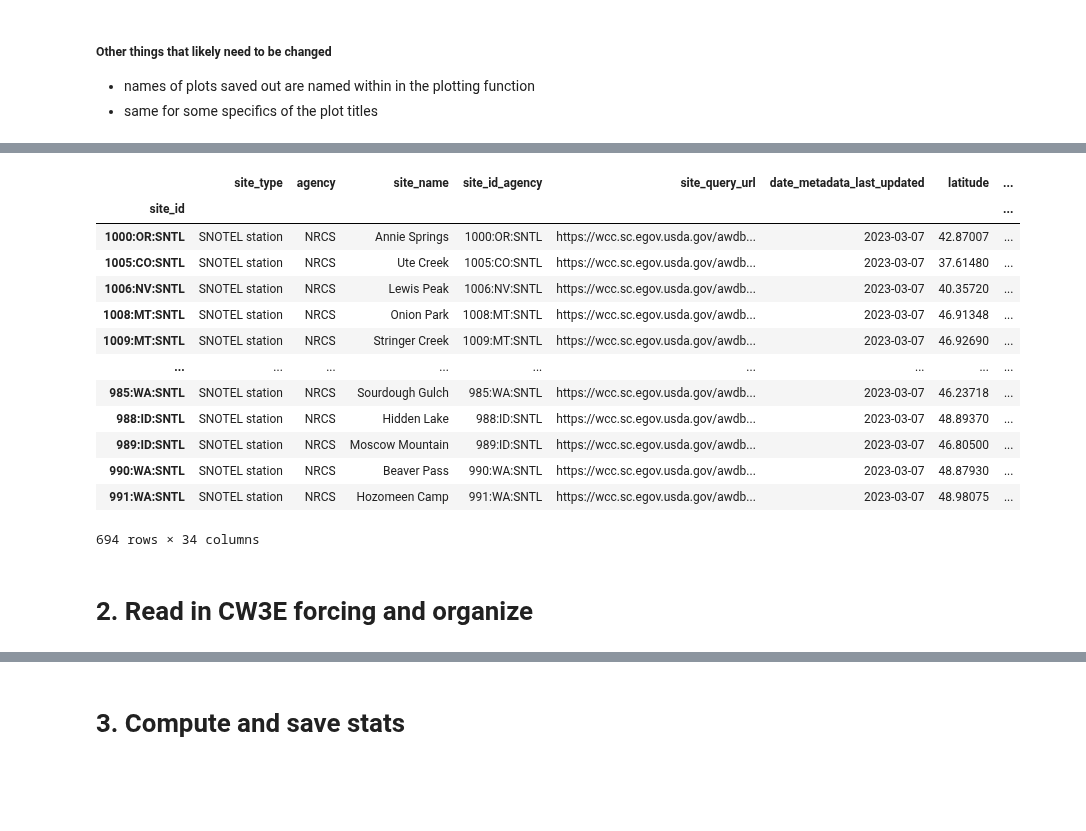
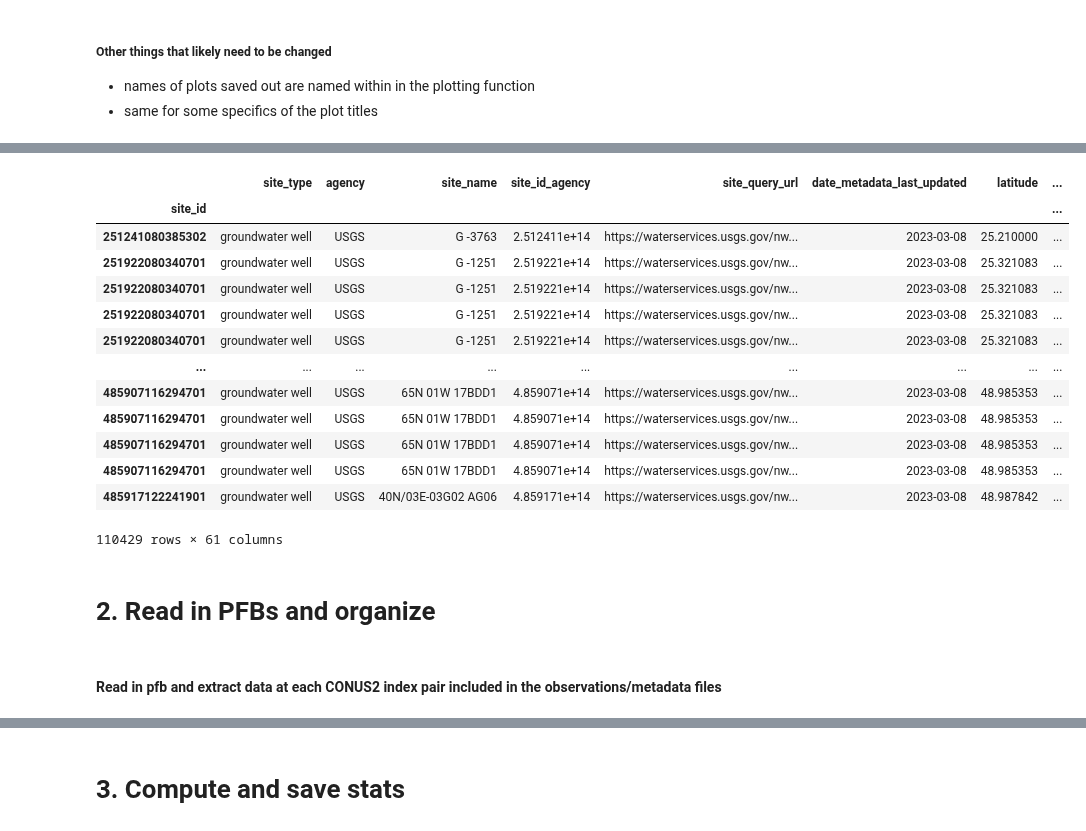
Before and after one commit to danielletijerina/PFCONUS2-analysis, a Jupyter notebook: scripts/Validation/WTD/Steady_State_WTD/compare_WTD_steady_state.ipynb, the cells around one changed output, grey strips where cells are left out. Drawn from its saved outputs; the diff is of its cells as text; code cells hidden in the pictures; blank space fills up the shorter version.

Commit message:
work on mannings, vegm, some forcing

```diff
--- a/scripts/Validation/WTD/Steady_State_WTD/compare_WTD_steady_state.ipynb
+++ b/scripts/Validation/WTD/Steady_State_WTD/compare_WTD_steady_state.ipynb
@@ -96,6 +98,7 @@ Summary_Stations_CONUS2_SNOTEL_Precip_tot_WY2003.csv
 # %%
 obs_data = pd.read_csv(f'{organized_dir}/{data_file}', index_col=['site_id'])
-obs_data  = obs_data.drop(columns=['Unnamed: 0'])
-#obs_data = obs_data.loc[(obs_data['num_obs']>340)] # I arbitrarily set this to only include sites with more than 340 days of observations
+obs_data = obs_data.drop(columns=['Unnamed: 0'])
+obs_data = obs_data.loc[(obs_data['wtd']>0.0)]
+obs_data = obs_data.drop(columns=['num_obs', 'pumping_status', 'date'])
 obs_data
 # %% [output]
@@ -115,0 +119,3 @@ obs_data
+# %%
+obs_data = obs_data.groupby('site_id').mean()
+obs_data
@@ -116,24 +137,29 @@ obs_data
 # %%
 metadata = pd.read_csv(f'{organized_dir}/{metadata_file}', index_col=['site_id'])
 metadata  = metadata.drop(columns=['Unnamed: 0'])
-# also remove the sites with less than 340 obs from the metadata
+# also remove the sites with WTD less than 0
 metadata = metadata[metadata.index.isin(obs_data.index)]
+#metadata = metadata[~metadata.index.duplicated(keep='first')]
+
 # add number of observations column from the obs_data df
-metadata['num_obs'] = obs_data['num_obs']
-obs_data = obs_data.drop(columns=['num_obs'])
+# metadata['num_obs'] = obs_data['num_obs']
+# metadata['pumping_status'] = obs_data['pumping_status']
+# metadata['date'] = obs_data['date']
+
+
 metadata
 # %% [output]
 |  | site_type | agency | site_name | site_id_agency | site_query_url | date_metadata_last_updated | latitude | ... |
 | site_id |  |  |  |  |  |  |  | ... |
-| 1000:OR:SNTL | SNOTEL station | NRCS | Annie Springs | 1000:OR:SNTL | https://wcc.sc.egov.usda.gov/awdb... | 2023-03-07 | 42.87007 | ... |
-| 1005:CO:SNTL | SNOTEL station | NRCS | Ute Creek | 1005:CO:SNTL | https://wcc.sc.egov.usda.gov/awdb... | 2023-03-07 | 37.61480 | ... |
-| 1006:NV:SNTL | SNOTEL station | NRCS | Lewis Peak | 1006:NV:SNTL | https://wcc.sc.egov.usda.gov/awdb... | 2023-03-07 | 40.35720 | ... |
-| 1008:MT:SNTL | SNOTEL station | NRCS | Onion Park | 1008:MT:SNTL | https://wcc.sc.egov.usda.gov/awdb... | 2023-03-07 | 46.91348 | ... |
-| 1009:MT:SNTL | SNOTEL station | NRCS | Stringer Creek | 1009:MT:SNTL | https://wcc.sc.egov.usda.gov/awdb... | 2023-03-07 | 46.92690 | ... |
+| 251241080385302 | groundwater well | USGS | G -3763 | 2.512411e+14 | https://waterservices.usgs.gov/nw... | 2023-03-08 | 25.210000 | ... |
+| 251922080340701 | groundwater well | USGS | G -1251 | 2.519221e+14 | https://waterservices.usgs.gov/nw... | 2023-03-08 | 25.321083 | ... |
+| 251922080340701 | groundwater well | USGS | G -1251 | 2.519221e+14 | https://waterservices.usgs.gov/nw... | 2023-03-08 | 25.321083 | ... |
+| 251922080340701 | groundwater well | USGS | G -1251 | 2.519221e+14 | https://waterservices.usgs.gov/nw... | 2023-03-08 | 25.321083 | ... |
+| 251922080340701 | groundwater well | USGS | G -1251 | 2.519221e+14 | https://waterservices.usgs.gov/nw... | 2023-03-08 | 25.321083 | ... |
 | ... | ... | ... | ... | ... | ... | ... | ... | ... |
-| 985:WA:SNTL | SNOTEL station | NRCS | Sourdough Gulch | 985:WA:SNTL | https://wcc.sc.egov.usda.gov/awdb... | 2023-03-07 | 46.23718 | ... |
-| 988:ID:SNTL | SNOTEL station | NRCS | Hidden Lake | 988:ID:SNTL | https://wcc.sc.egov.usda.gov/awdb... | 2023-03-07 | 48.89370 | ... |
-| 989:ID:SNTL | SNOTEL station | NRCS | Moscow Mountain | 989:ID:SNTL | https://wcc.sc.egov.usda.gov/awdb... | 2023-03-07 | 46.80500 | ... |
-| 990:WA:SNTL | SNOTEL station | NRCS | Beaver Pass | 990:WA:SNTL | https://wcc.sc.egov.usda.gov/awdb... | 2023-03-07 | 48.87930 | ... |
-| 991:WA:SNTL | SNOTEL station | NRCS | Hozomeen Camp | 991:WA:SNTL | https://wcc.sc.egov.usda.gov/awdb... | 2023-03-07 | 48.98075 | ... |
+| 485907116294701 | groundwater well | USGS | 65N 01W 17BDD1 | 4.859071e+14 | https://waterservices.usgs.gov/nw... | 2023-03-08 | 48.985353 | ... |
+| 485907116294701 | groundwater well | USGS | 65N 01W 17BDD1 | 4.859071e+14 | https://waterservices.usgs.gov/nw... | 2023-03-08 | 48.985353 | ... |
+| 485907116294701 | groundwater well | USGS | 65N 01W 17BDD1 | 4.859071e+14 | https://waterservices.usgs.gov/nw... | 2023-03-08 | 48.985353 | ... |
+| 485907116294701 | groundwater well | USGS | 65N 01W 17BDD1 | 4.859071e+14 | https://waterservices.usgs.gov/nw... | 2023-03-08 | 48.985353 | ... |
+| 485917122241901 | groundwater well | USGS | 40N/03E-03G02 AG06 | 4.859171e+14 | https://waterservices.usgs.gov/nw... | 2023-03-08 | 48.987842 | ... |
-694 rows × 34 columns
+110429 rows × 61 columns
@@ -140,2 +168,4 @@ metadata
 # %% [markdown]
-# 2. Read in CW3E forcing and organize
+# 2. Read in PFBs and organize
+# %% [markdown]
+#### Read in pfb and extract data at each CONUS2 index pair included in the observations/metadata files
```
Also changed, not shown: parts of 50 cells of this notebook, 6 other files.
